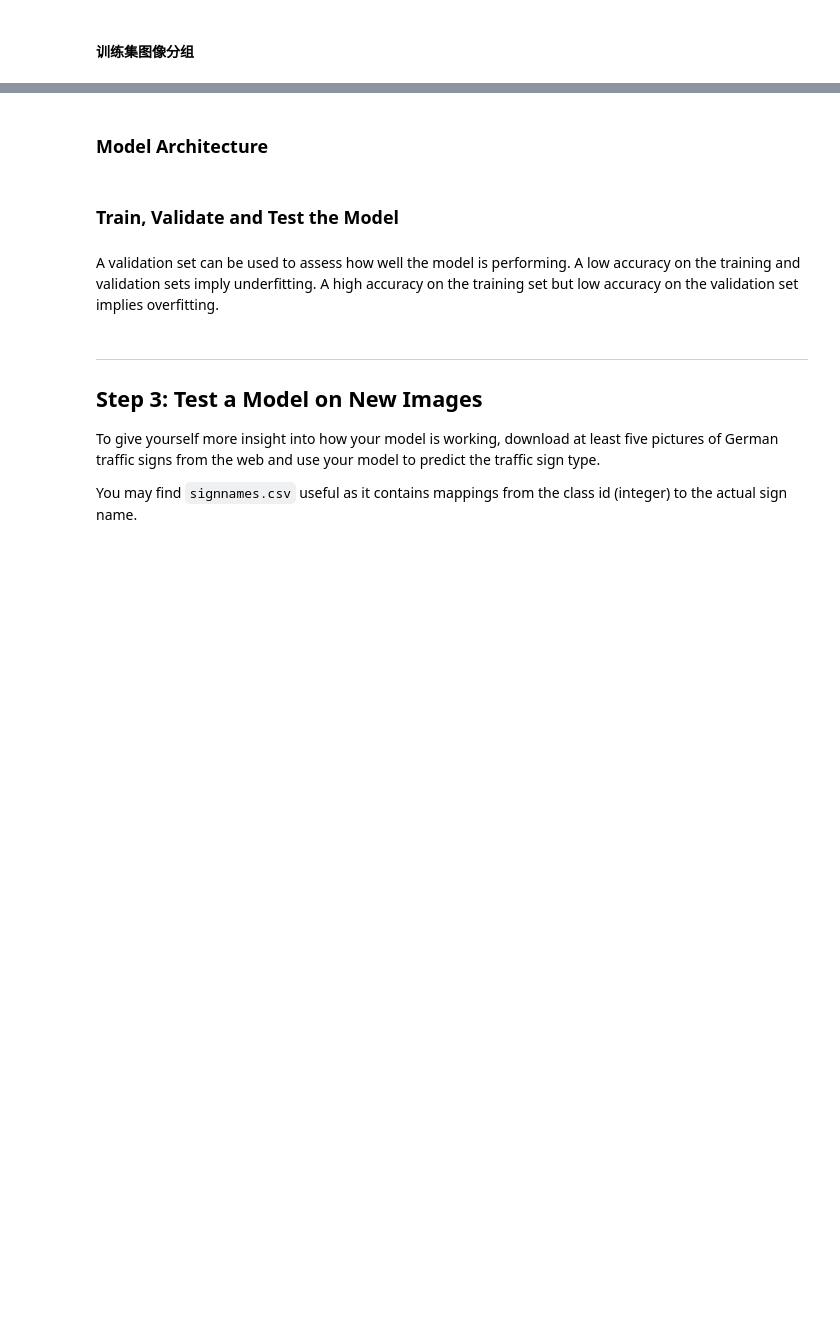
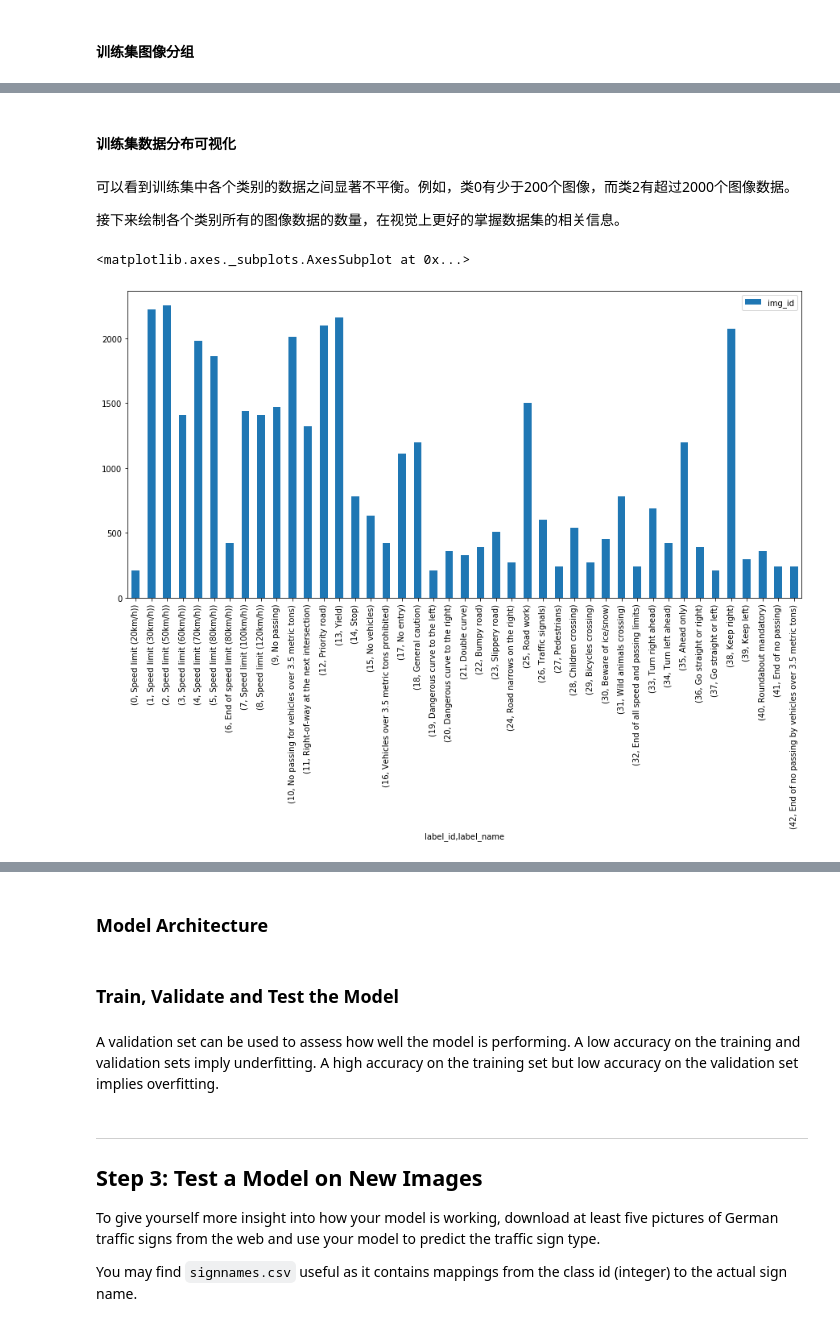
Before and after one commit to Zhaofan-Su/CarND-Traffic-Sign-Classifier-Project, a Jupyter notebook: Traffic_Sign_Classifier.ipynb, the cells around one changed output, grey strips where cells are left out. Cells and saved outputs as stored; diff of their text form; code cells hidden in the pictures; blank space fills up the shorter version.

```diff
--- a/Traffic_Sign_Classifier.ipynb
+++ b/Traffic_Sign_Classifier.ipynb
@@ -33,8 +34,8 @@ import matplotlib.pyplot as plt
 from sklearn.utils import shuffle
 import time
 # %%
-training_file = '../dataset/train.p'
-testing_file = '../dataset/test.p'
+training_file = './dataset/train.p'
+testing_file = './dataset/test.p'
 
 with open(training_file, mode='rb') as f:
     train = pickle.load(f)
@@ -96,7 +113,7 @@ sign_names.head(n=3)
 # %% [markdown]
 #### 训练集图像分组
 # %%
-X_train_id_to_label = group_img_id_to_lbl(y_train. sign_names)
+X_train_id_to_label = group_img_id_to_lbl(y_train, sign_names)
 
-# 查看训练集中一些数据的标签-id映射情况
+# 查看训练集中一些数据的ID->便签映射情况
 X_train_id_to_label.head(n=3)
@@ -108,0 +125,4 @@ import matplotlib.pyplot as plt
+# %%
+# 按照图片所属的标签的ID来查看分布
+X_train_group_by_label_count = group_img_id_to_lb_count(X_train_id_to_label)
+X_train_group_by_label_count.head(n=5)
@@ -108,0 +137,12 @@ import matplotlib.pyplot as plt
+# %% [markdown]
+#### 训练集数据分布可视化
+# %% [markdown]
+可以看到训练集中各个类别的数据之间显著不平衡。例如，类0有少于200个图像，而类2有超过2000个图像数据。
+
+接下来绘制各个类别所有的图像数据的数量，在视觉上更好的掌握数据集的相关信息。
+# %%
+# 对每一个类中的图像进行数据统计并绘制对应的直方图
+X_train_group_by_label_count.plot(kind='bar', figsize=(15,7))
+# %% [output]
+<matplotlib.axes._subplots.AxesSubplot at 0x...>
+[figure, added]
```
Also changed, not shown: parts of 26 cells of this notebook, 4 other files.
